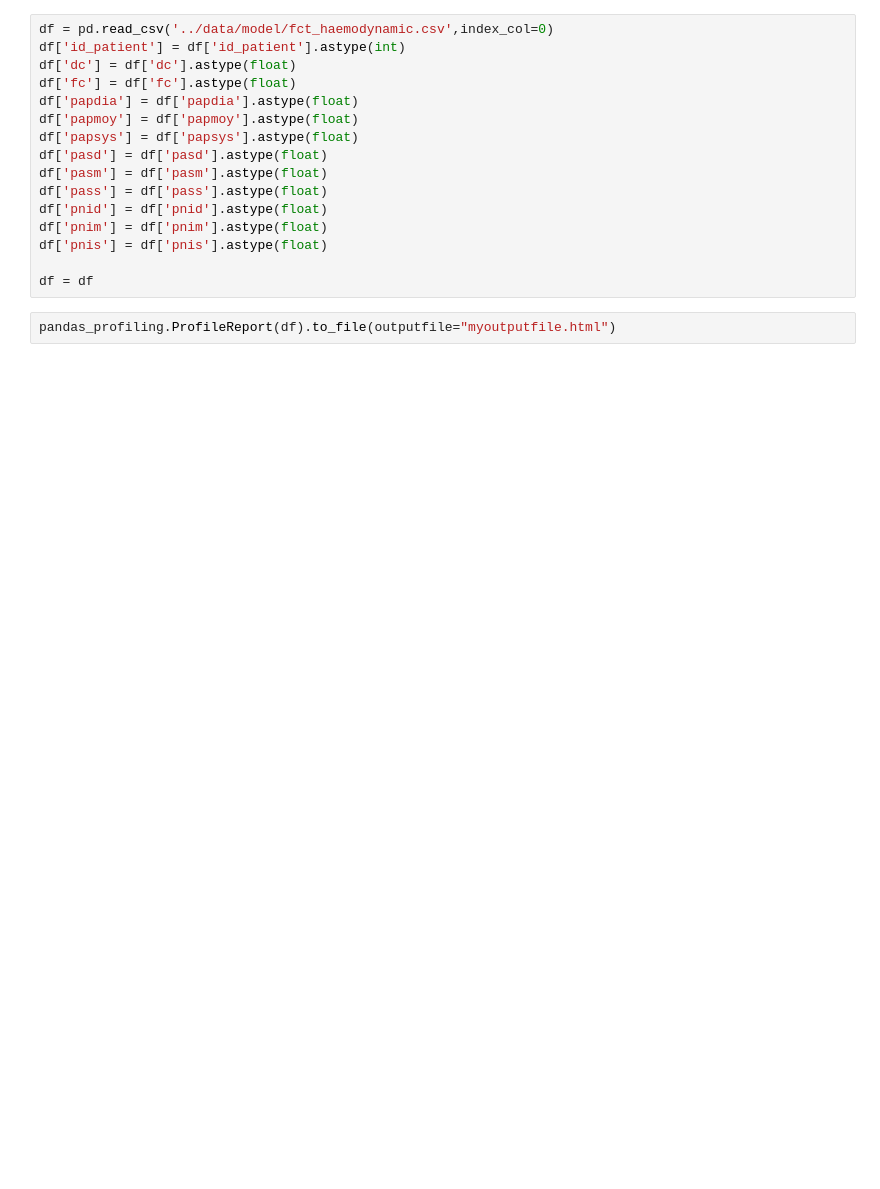
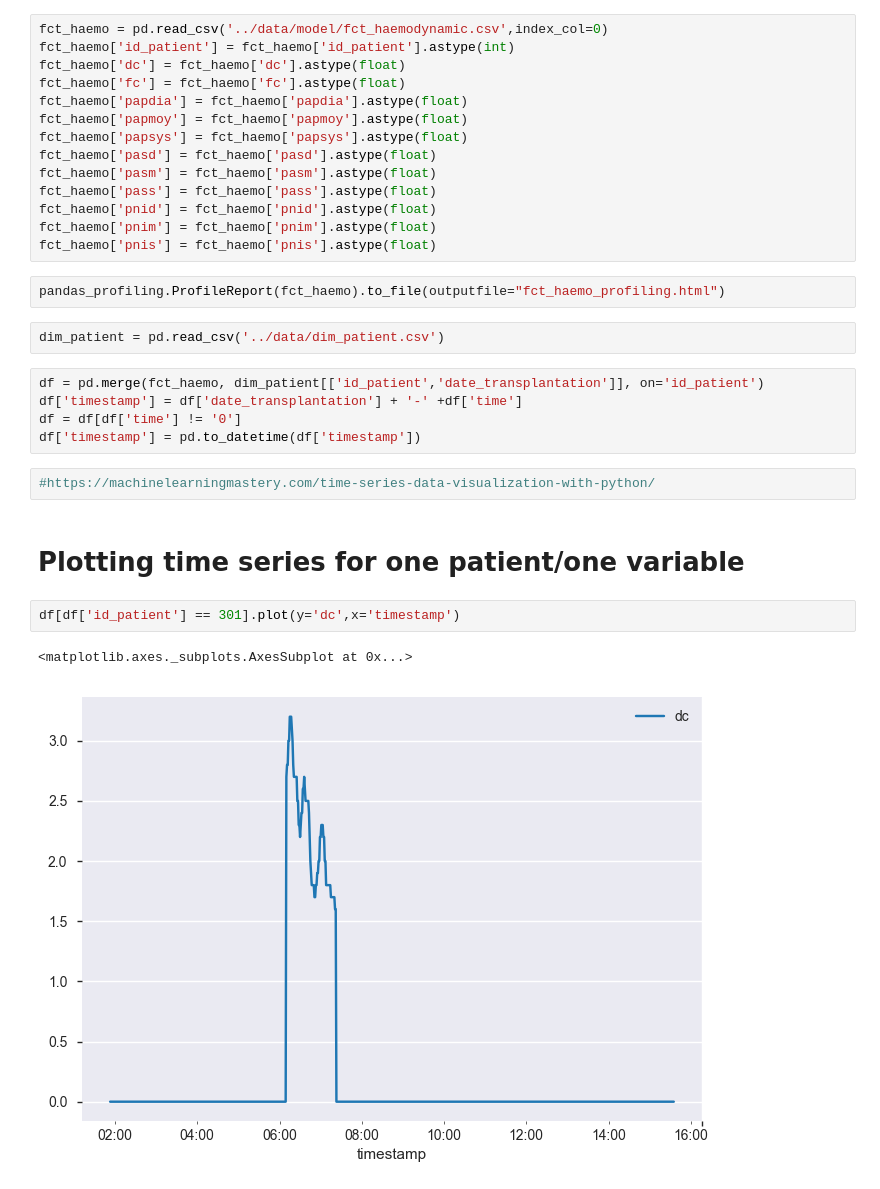
Before and after one commit to dataforgoodfr/batch_5_transplant, a Jupyter notebook: notebook/Analysis_Haemodynamic.ipynb, the cells around one changed output. Saved outputs shown, nothing was run; the diff lists cells and outputs as text; blank space fills up the shorter version.

```diff
--- a/notebook/Analysis_Haemodynamic.ipynb
+++ b/notebook/Analysis_Haemodynamic.ipynb
@@ -21,18 +15,32 @@ from bokeh.palettes import Spectral11
 # %%
-df = pd.read_csv('../data/model/fct_haemodynamic.csv',index_col=0)
-df['id_patient'] = df['id_patient'].astype(int)
-df['dc'] = df['dc'].astype(float)
-df['fc'] = df['fc'].astype(float)
-df['papdia'] = df['papdia'].astype(float)
-df['papmoy'] = df['papmoy'].astype(float)
-df['papsys'] = df['papsys'].astype(float)
-df['pasd'] = df['pasd'].astype(float)
-df['pasm'] = df['pasm'].astype(float)
-df['pass'] = df['pass'].astype(float)
-df['pnid'] = df['pnid'].astype(float)
-df['pnim'] = df['pnim'].astype(float)
-df['pnis'] = df['pnis'].astype(float)
-
-df = df
+fct_haemo = pd.read_csv('../data/model/fct_haemodynamic.csv',index_col=0)
+fct_haemo['id_patient'] = fct_haemo['id_patient'].astype(int)
+fct_haemo['dc'] = fct_haemo['dc'].astype(float)
+fct_haemo['fc'] = fct_haemo['fc'].astype(float)
+fct_haemo['papdia'] = fct_haemo['papdia'].astype(float)
+fct_haemo['papmoy'] = fct_haemo['papmoy'].astype(float)
+fct_haemo['papsys'] = fct_haemo['papsys'].astype(float)
+fct_haemo['pasd'] = fct_haemo['pasd'].astype(float)
+fct_haemo['pasm'] = fct_haemo['pasm'].astype(float)
+fct_haemo['pass'] = fct_haemo['pass'].astype(float)
+fct_haemo['pnid'] = fct_haemo['pnid'].astype(float)
+fct_haemo['pnim'] = fct_haemo['pnim'].astype(float)
+fct_haemo['pnis'] = fct_haemo['pnis'].astype(float)
 # %%
-pandas_profiling.ProfileReport(df).to_file(outputfile="myoutputfile.html")
+pandas_profiling.ProfileReport(fct_haemo).to_file(outputfile="fct_haemo_profiling.html")
+# %%
+dim_patient = pd.read_csv('../data/dim_patient.csv')
+# %%
+df = pd.merge(fct_haemo, dim_patient[['id_patient','date_transplantation']], on='id_patient')
+df['timestamp'] = df['date_transplantation'] + '-' +df['time']
+df = df[df['time'] != '0']
+df['timestamp'] = pd.to_datetime(df['timestamp'])
+# %%
+#https://machinelearningmastery.com/time-series-data-visualization-with-python/
+# %% [markdown]
+# Plotting time series for one patient/one variable
+# %%
+df[df['id_patient'] == 301].plot(y='dc',x='timestamp')
+# %% [output]
+<matplotlib.axes._subplots.AxesSubplot at 0x...>
+[figure, added]
```
Also changed, not shown: parts of 8 cells of this notebook, 1 other file.
